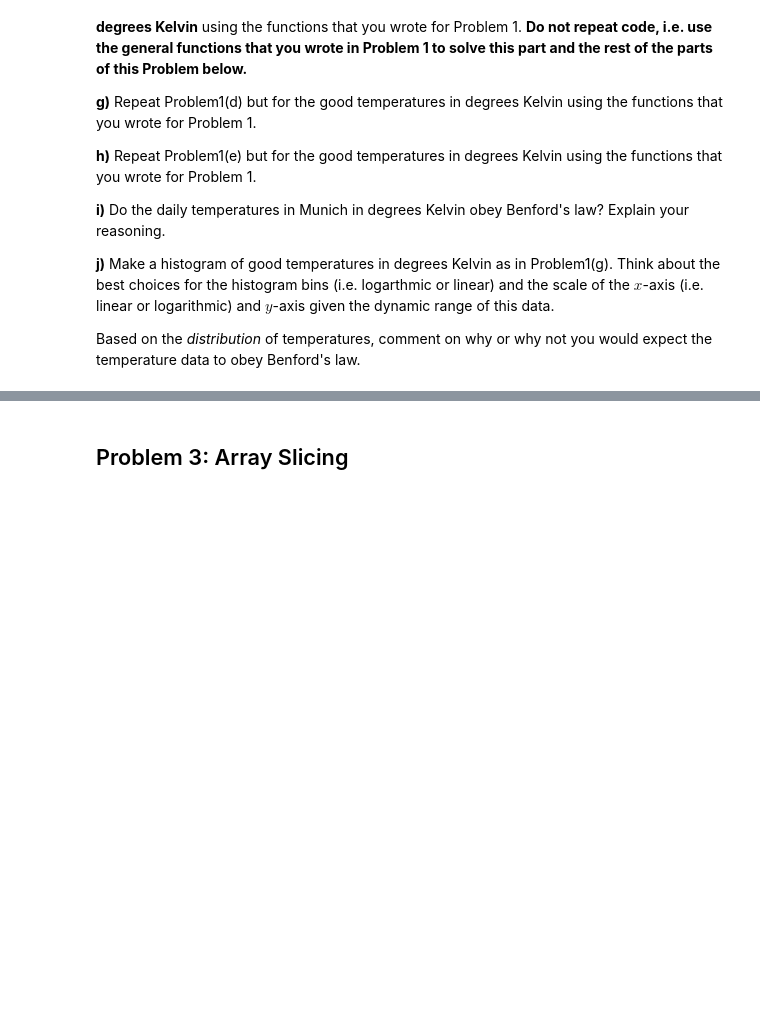
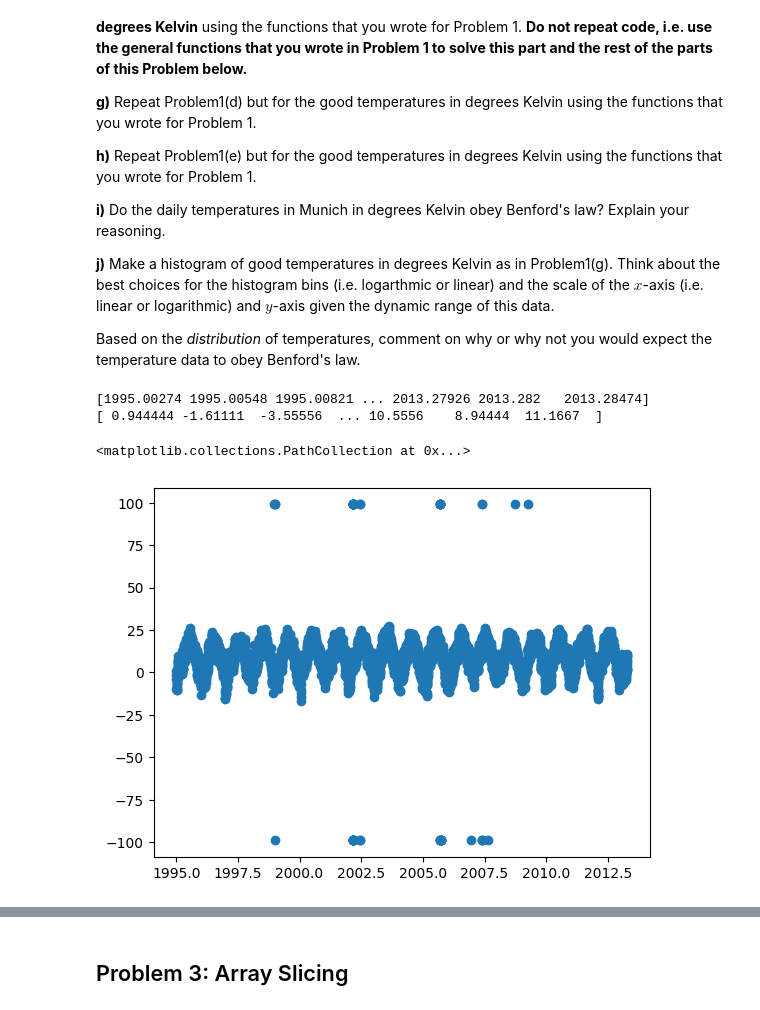
Before and after one commit to botaodeng/Phys29, a Jupyter notebook: Phys29/homework/HW4/homework4.ipynb, the cells around one changed output, grey strips where cells are left out. Cells and saved outputs as stored; diff of their text form; code cells hidden in the pictures; blank space fills up the shorter version.

```diff
--- a/Phys29/homework/HW4/homework4.ipynb
+++ b/Phys29/homework/HW4/homework4.ipynb
@@ -82,3 +174,22 @@ Download the file [munich_temperatures.txt](https://github.com/enigma-igm/Phys29
 **j)** Make a histogram of good temperatures in degrees Kelvin as in Problem1(g). Think about the best choices for the histogram bins (i.e. logarthmic or linear) and the scale of the $x$-axis (i.e. linear or logarithmic) and $y$-axis given the dynamic range of this data.
 
 Based on the *distribution* of temperatures, comment on why or why not you would expect the temperature data to obey Benford's law.
+# %%
+#problem 2
+# a)
+munich_temperatures = pd.read_csv('data/munich_temperatures.txt', sep='\s+', comment='#', names=['date (yr)','Temp (deg C)'])
+# use panda to read the file.
+date_munich_temperatures = np.array(munich_temperatures['date (yr)'].values,float)
+temperature_munich_temperatures = np.array(munich_temperatures['Temp (deg C)'].values,float)
+# make two arrays which are asked in the question
+print(date_munich_temperatures)
+print(temperature_munich_temperatures)
+# %% [output]
+[1995.00274 1995.00548 1995.00821 ... 2013.27926 2013.282   2013.28474]
+[ 0.944444 -1.61111  -3.55556  ... 10.5556    8.94444  11.1667  ]
+# %%
+# b)
+plt.scatter(date_munich_temperatures,temperature_munich_temperatures)
+# %% [output]
+<matplotlib.collections.PathCollection at 0x...>
+[figure, added]
```
Also changed, not shown: parts of 21 cells of this notebook, 2 other files.
